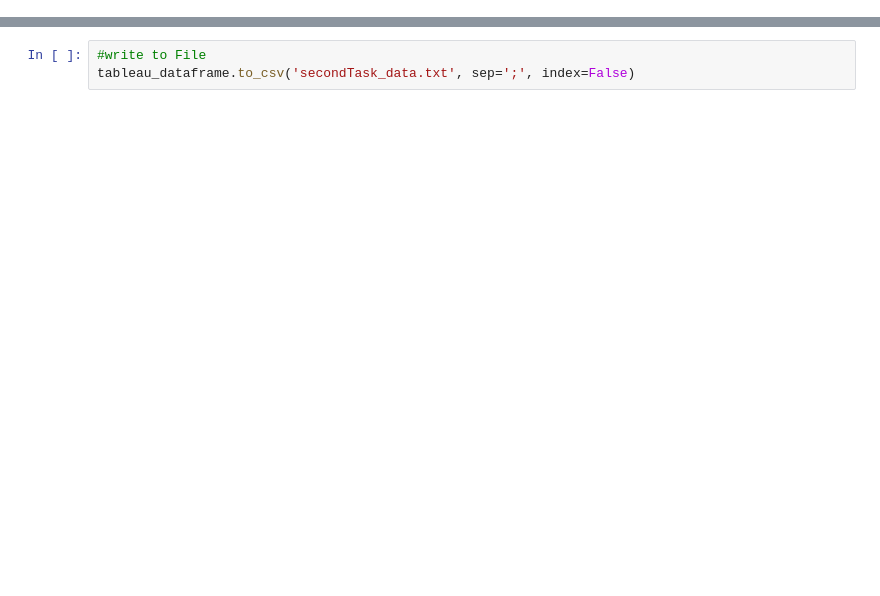
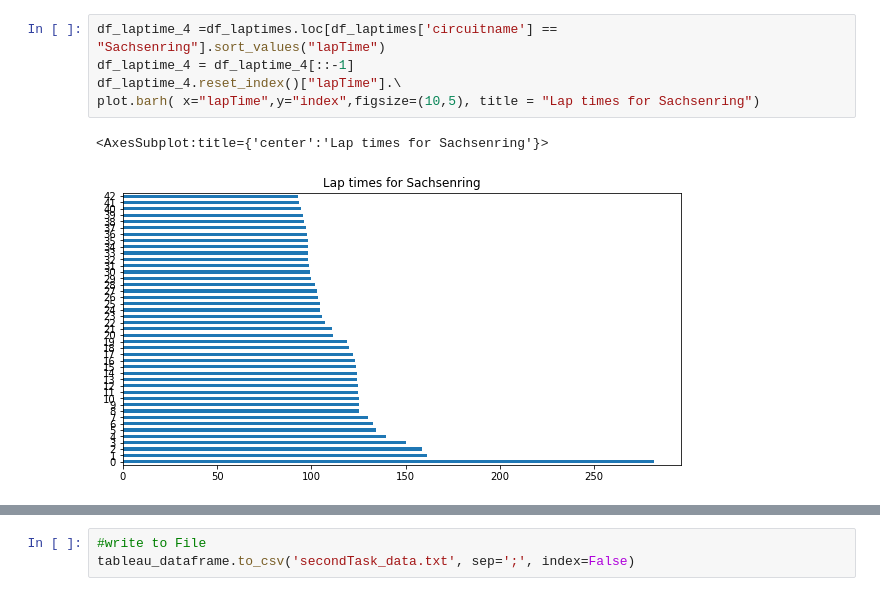
Before and after one commit to Johannes0Horn/Race-Data-Analysis, a Jupyter notebook: Race Data Analysis.ipynb, the cells around one changed output, grey strips where cells are left out. Saved outputs shown, nothing was run; the diff lists cells and outputs as text; blank space fills up the shorter version.

```diff
--- a/Race Data Analysis.ipynb
+++ b/Race Data Analysis.ipynb
@@ -264,0 +246,8 @@ tableau_dataframe.head()
+# %%
+df_laptime_4 =df_laptimes.loc[df_laptimes['circuitname'] == "Sachsenring"].sort_values("lapTime")
+df_laptime_4 = df_laptime_4[::-1]
+df_laptime_4.reset_index()["lapTime"].\
+plot.barh( x="lapTime",y="index",figsize=(10,5), title = "Lap times for Sachsenring")
+# %% [output]
+<AxesSubplot:title={'center':'Lap times for Sachsenring'}>
+[figure, added]
```
Also changed, not shown: parts of 47 cells of this notebook, 4 other files.
